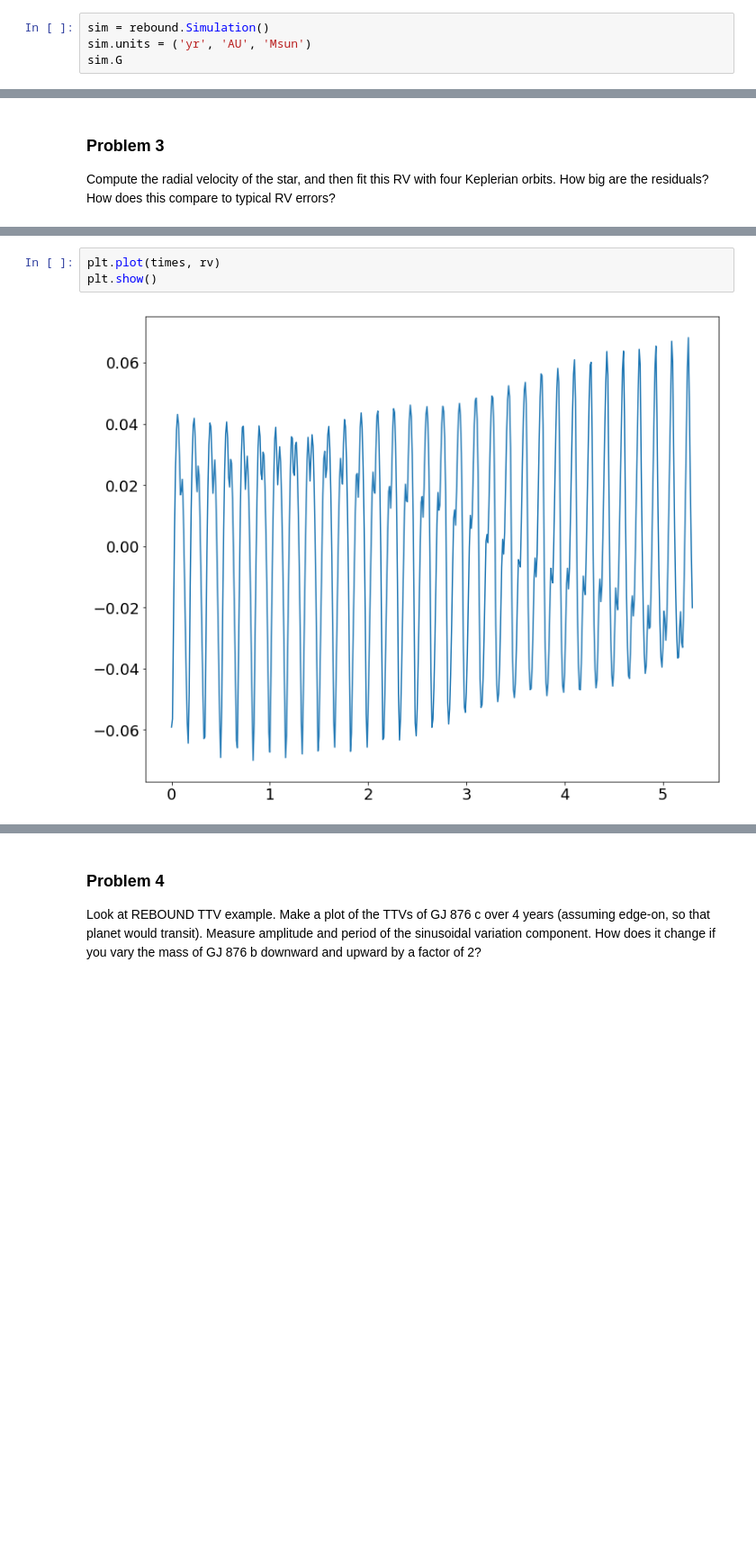
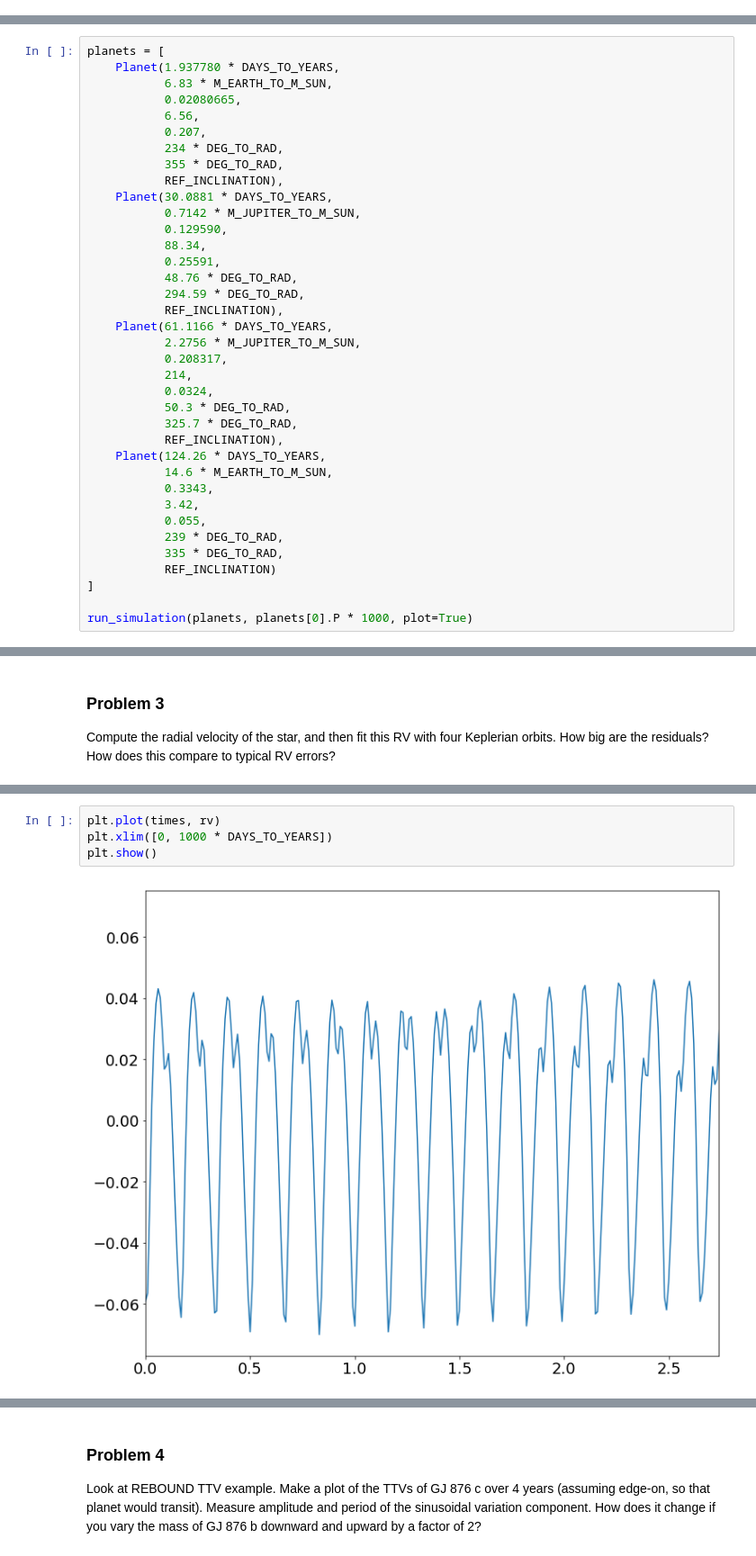
Before and after one commit to curriem/exoplanets_class, a Jupyter notebook: hw3/exoplanets_hw3.ipynb, the cells around one changed output, grey strips where cells are left out. Shown at 90% size. Drawn from its saved outputs; the diff is of its cells as text; blank space fills up the shorter version.

```diff
--- a/hw3/exoplanets_hw3.ipynb
+++ b/hw3/exoplanets_hw3.ipynb
@@ -56,7 +56,3 @@ M_EARTH_TO_M_SUN = 1. / M_SUN_TO_M_EARTH
 M_JUPITER_TO_M_SUN = 1. / 1047.58
 REF_INCLINATION = 59 * DEG_TO_RAD
 M_STAR = 0.32
-# %%
-sim = rebound.Simulation()
-sim.units = ('yr', 'AU', 'Msun')
-sim.G
@@ -112,3 +108,40 @@ def run_simulation(planets, integration_time, plot=False, num_steps=10, archive_
         sim.integrate(integration_time)
 
     return sim
+# %%
+planets = [
+    Planet(1.937780 * DAYS_TO_YEARS,
+           6.83 * M_EARTH_TO_M_SUN,
+           0.02080665,
+           6.56,
+           0.207,
+           234 * DEG_TO_RAD,
+           355 * DEG_TO_RAD,
+           REF_INCLINATION),
+    Planet(30.0881 * DAYS_TO_YEARS,
+           0.7142 * M_JUPITER_TO_M_SUN,
+           0.129590,
+           88.34,
+           0.25591,
+           48.76 * DEG_TO_RAD,
+           294.59 * DEG_TO_RAD,
+           REF_INCLINATION),
+    Planet(61.1166 * DAYS_TO_YEARS,
+           2.2756 * M_JUPITER_TO_M_SUN,
+           0.208317,
+           214,
+           0.0324,
+           50.3 * DEG_TO_RAD,
+           325.7 * DEG_TO_RAD,
+           REF_INCLINATION),
+    Planet(124.26 * DAYS_TO_YEARS,
+           14.6 * M_EARTH_TO_M_SUN,
+           0.3343,
+           3.42,
+           0.055,
+           239 * DEG_TO_RAD,
+           335 * DEG_TO_RAD,
+           REF_INCLINATION)
+]
+
+run_simulation(planets, planets[0].P * 1000, plot=True)
@@ -311,6 +319,7 @@ rv = np.array([sim.particles[0].vz for sim in sa])
 rv_err = np.ones(len(times))
 # %%
 plt.plot(times, rv)
+plt.xlim([0, 1000 * DAYS_TO_YEARS])
 plt.show()
 # %% [output]
-[figure, old version]
+[figure, new version]
```
Also changed, not shown: parts of 32 cells of this notebook, 1 other file.
